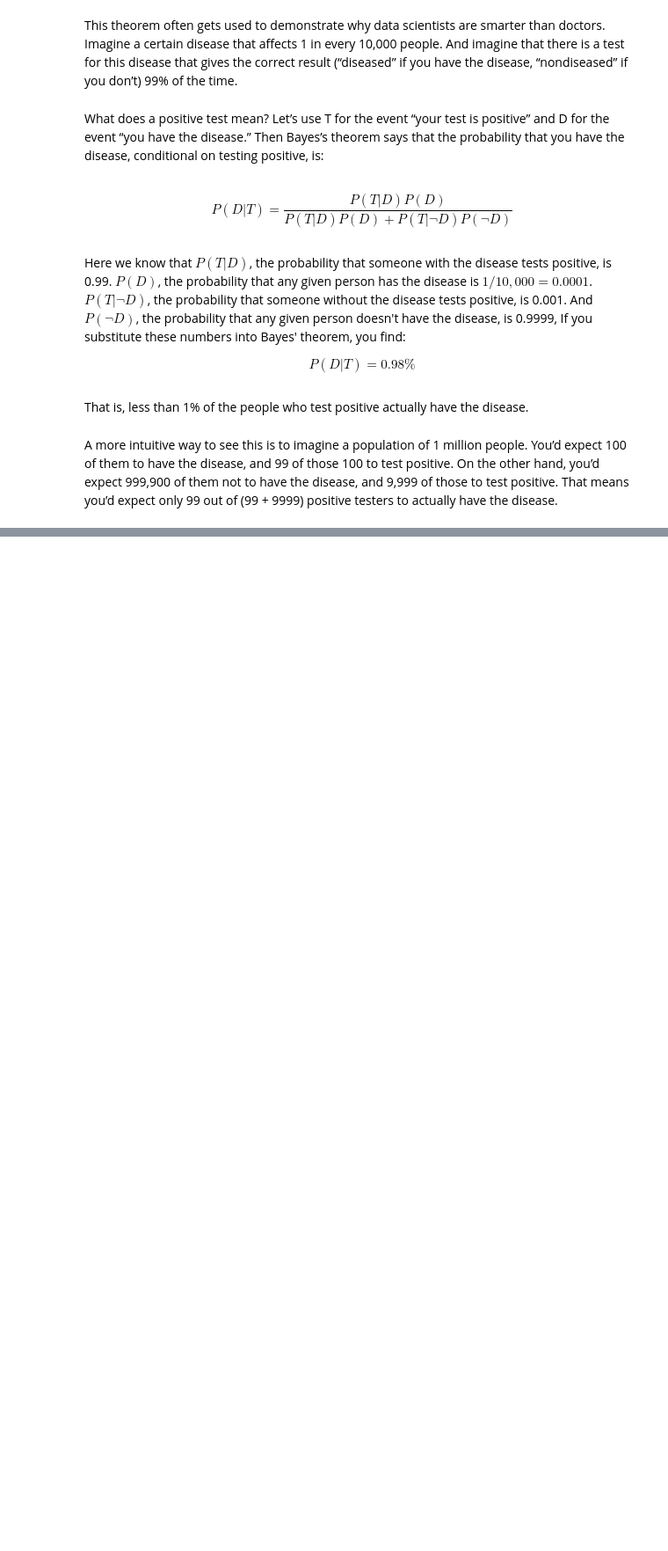
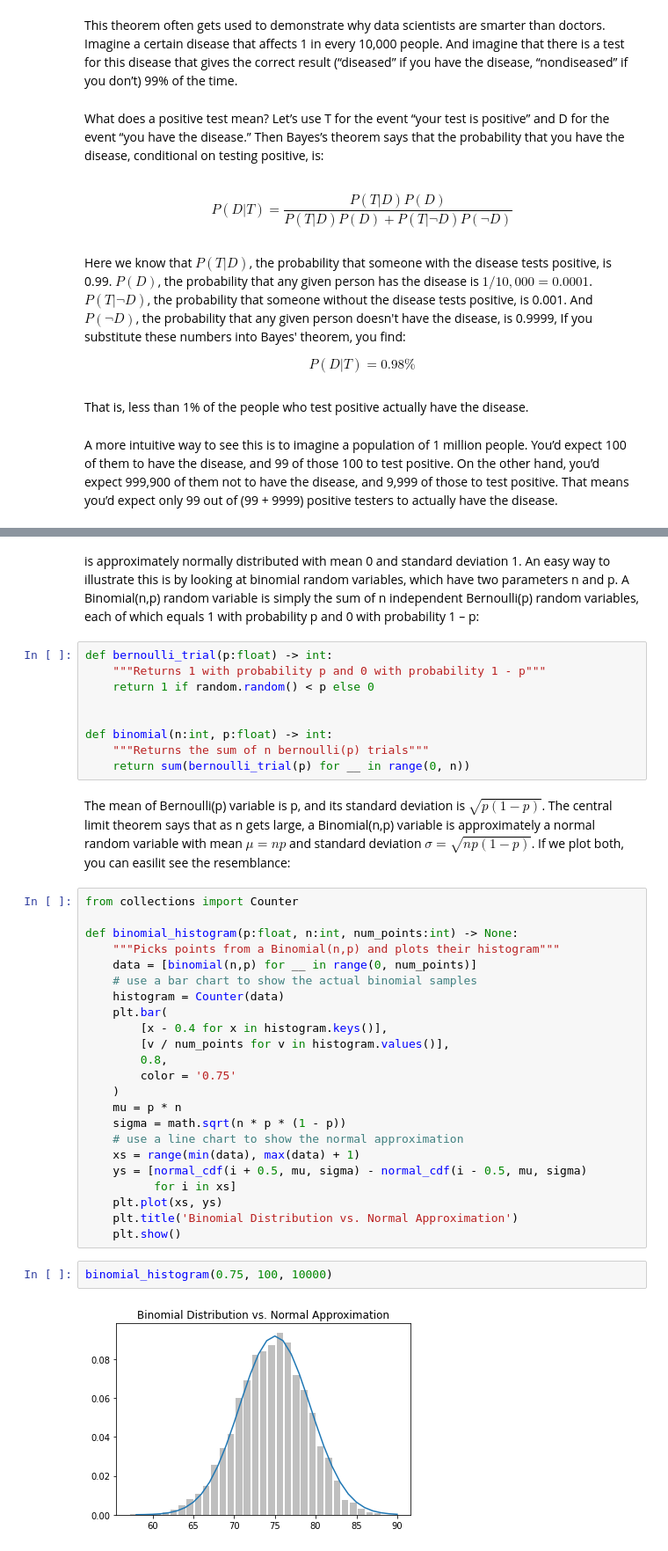
Before and after one commit to positronn/dsfs, a Jupyter notebook: chapter06/prob.ipynb, the cells around one changed output, grey strips where cells are left out. Shown: that part at 88% size. Saved outputs shown, nothing was run; the diff lists cells and outputs as text; blank space fills up the shorter version.

```diff
--- a/chapter06/prob.ipynb
+++ b/chapter06/prob.ipynb
@@ -141,0 +265,44 @@ A more intuitive way to see this is to imagine a population of 1 million people.
+# %% [markdown]
+is approximately normally distributed with mean 0 and standard deviation 1.
+An easy way to illustrate this is by looking at binomial random variables, which have two parameters n and p. A Binomial(n,p) random variable is
+simply the sum of n independent Bernoulli(p) random variables, each of which equals 1 with probability p and 0 with probability 1 – p:
+# %%
+def bernoulli_trial(p:float) -> int:
+    """Returns 1 with probability p and 0 with probability 1 - p"""
+    return 1 if random.random() < p else 0
+
+
+def binomial(n:int, p:float) -> int:
+    """Returns the sum of n bernoulli(p) trials"""
+    return sum(bernoulli_trial(p) for __ in range(0, n))
+# %% [markdown]
+The mean of Bernoulli(p) variable is p, and its standard deviation is $ \sqrt{p(1-p)} $. The central limit theorem says that as n gets large, a Binomial(n,p) variable is approximately a normal random variable with mean $ \mu = np $ and
+standard deviation $ \sigma = \sqrt{np(1 - p)} $. If we plot both,
+you can easilit see the resemblance:
+# %%
+from collections import Counter
+
+def binomial_histogram(p:float, n:int, num_points:int) -> None:
+    """Picks points from a Binomial(n,p) and plots their histogram"""
+    data = [binomial(n,p) for __ in range(0, num_points)]
+    # use a bar chart to show the actual binomial samples
+    histogram = Counter(data)
+    plt.bar(
+        [x - 0.4 for x in histogram.keys()],
+        [v / num_points for v in histogram.values()],
+        0.8,
+        color = '0.75'
+    )
+    mu = p * n
+    sigma = math.sqrt(n * p * (1 - p))
+    # use a line chart to show the normal approximation
+    xs = range(min(data), max(data) + 1)
+    ys = [normal_cdf(i + 0.5, mu, sigma) - normal_cdf(i - 0.5, mu, sigma)
+          for i in xs]
+    plt.plot(xs, ys)
+    plt.title('Binomial Distribution vs. Normal Approximation')
+    plt.show()
+# %%
+binomial_histogram(0.75, 100, 10000)
+# %% [output]
+[figure, added]
```
Also changed, not shown: parts of 26 cells of this notebook.
